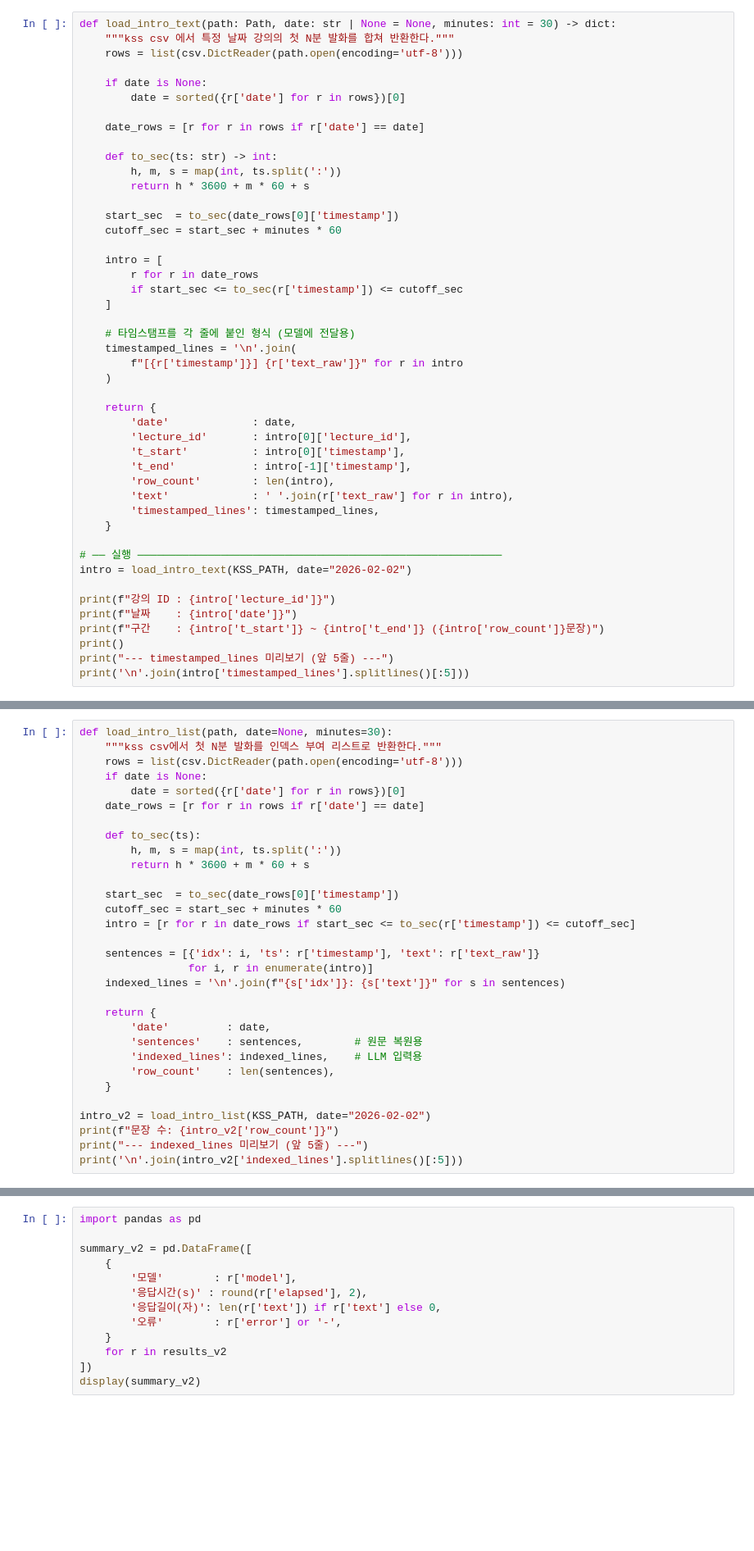
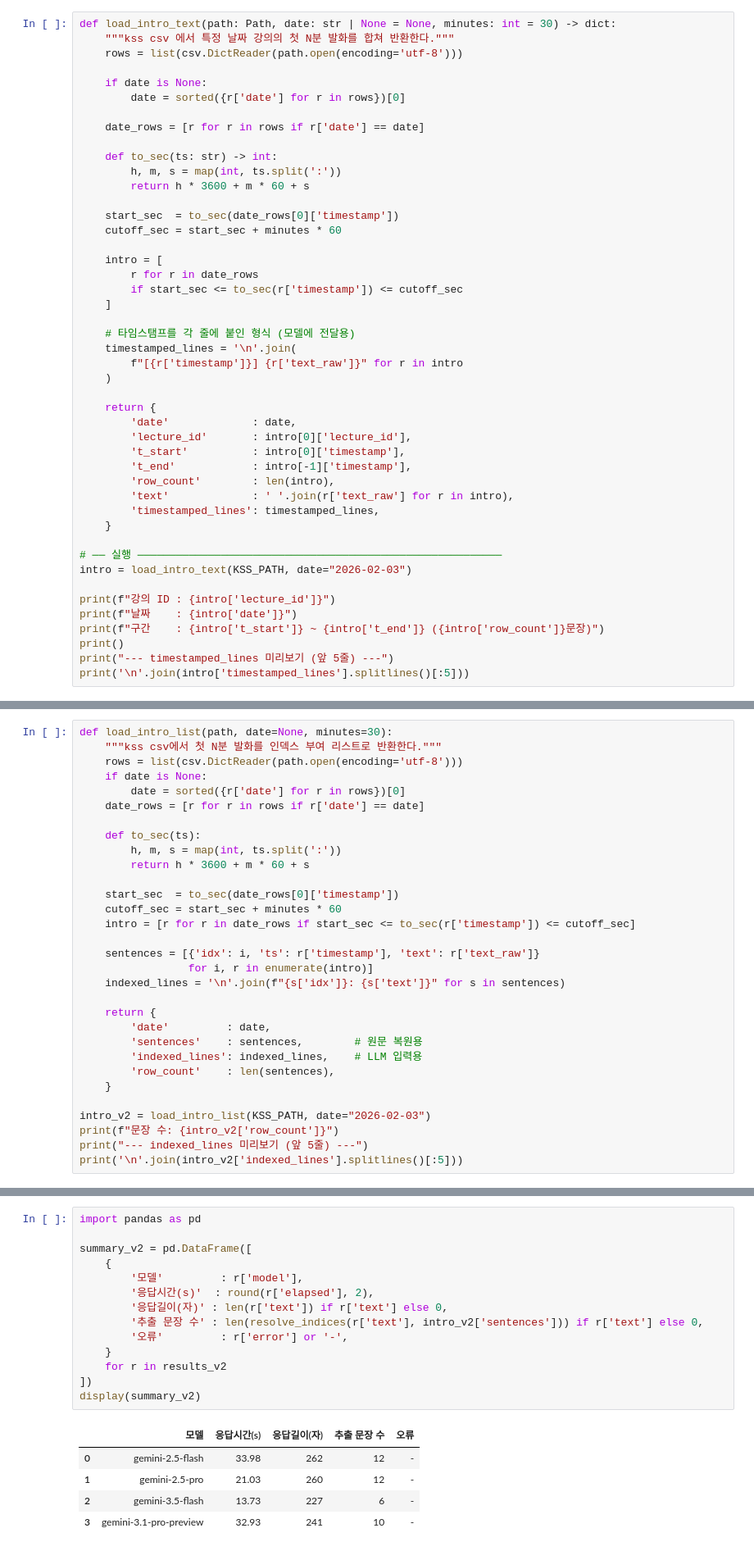
Before and after one commit to LectureInsight-Lab/backend, a Jupyter notebook: evaluation/gemini_model_compare.ipynb, the cells around one changed output, grey strips where cells are left out. Shown at 82% size. Saved outputs shown, nothing was run; the diff lists cells and outputs as text; blank space fills up the shorter version.

```diff
--- a/evaluation/gemini_model_compare.ipynb
+++ b/evaluation/gemini_model_compare.ipynb
@@ -92,7 +92,7 @@ def load_intro_text(path: Path, date: str | None = None, minutes: int = 30) -> d
     }
 
 # ── 실행 ─────────────────────────────────────────────────────────
-intro = load_intro_text(KSS_PATH, date="2026-02-02")
+intro = load_intro_text(KSS_PATH, date="2026-02-03")
 
 print(f"강의 ID : {intro['lecture_id']}")
 print(f"날짜    : {intro['date']}")
@@ -468,7 +468,7 @@ def load_intro_list(path, date=None, minutes=30):
         'row_count'    : len(sentences),
     }
 
-intro_v2 = load_intro_list(KSS_PATH, date="2026-02-02")
+intro_v2 = load_intro_list(KSS_PATH, date="2026-02-03")
 print(f"문장 수: {intro_v2['row_count']}")
 print("--- indexed_lines 미리보기 (앞 5줄) ---")
 print('\n'.join(intro_v2['indexed_lines'].splitlines()[:5]))
@@ -673,13 +754,20 @@ for r in results_v2:
 # %%
 import pandas as pd
 
 summary_v2 = pd.DataFrame([
     {
-        '모델'        : r['model'],
-        '응답시간(s)' : round(r['elapsed'], 2),
-        '응답길이(자)': len(r['text']) if r['text'] else 0,
-        '오류'        : r['error'] or '-',
+        '모델'         : r['model'],
+        '응답시간(s)'  : round(r['elapsed'], 2),
+        '응답길이(자)' : len(r['text']) if r['text'] else 0,
+        '추출 문장 수' : len(resolve_indices(r['text'], intro_v2['sentences'])) if r['text'] else 0,
+        '오류'         : r['error'] or '-',
     }
     for r in results_v2
 ])
 display(summary_v2)
+# %% [output]
+|  | 모델 | 응답시간(s) | 응답길이(자) | 추출 문장 수 | 오류 |
+| 0 | gemini-2.5-flash | 33.98 | 262 | 12 | - |
+| 1 | gemini-2.5-pro | 21.03 | 260 | 12 | - |
+| 2 | gemini-3.5-flash | 13.73 | 227 | 6 | - |
+| 3 | gemini-3.1-pro-preview | 32.93 | 241 | 10 | - |
```
Also changed, not shown: parts of 5 cells of this notebook.
